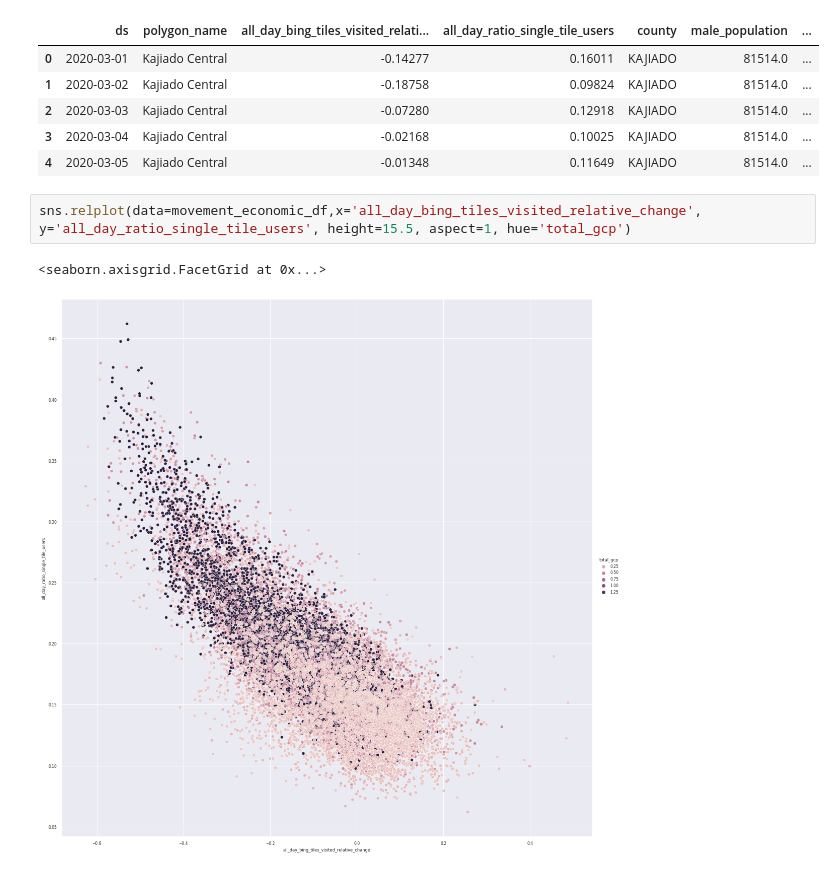
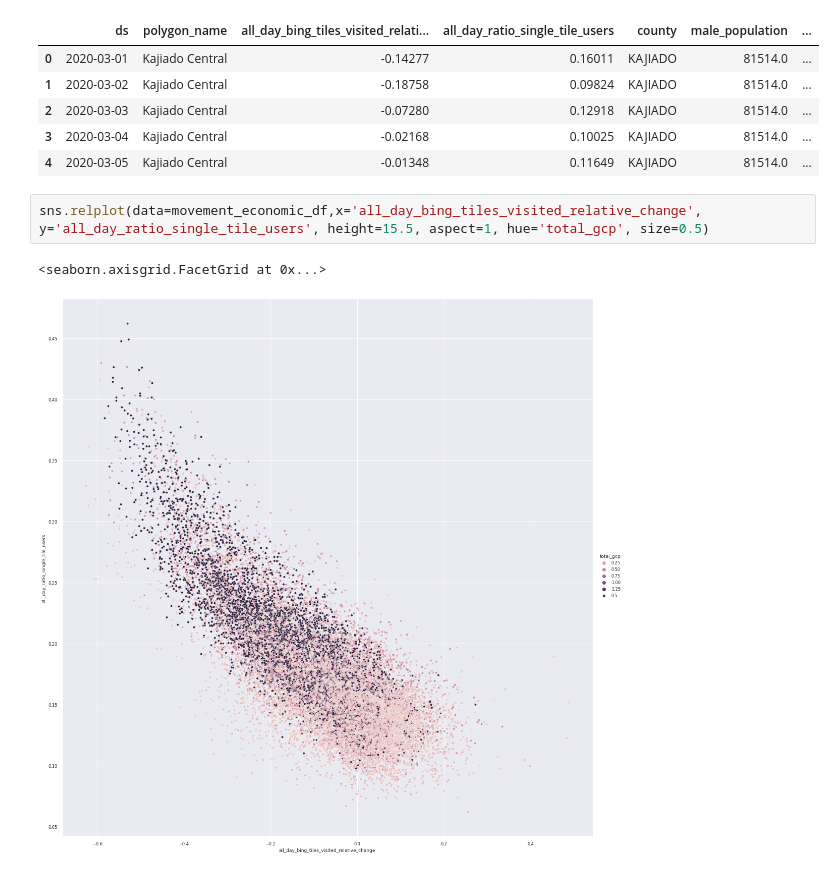
Before and after one commit to sylvia31096/covid_movement, a Jupyter notebook: covid_analysis.ipynb, the cells around one changed output. Cells and saved outputs as stored; diff of their text form.

Commit message:
feat: New plots

```diff
--- a/covid_analysis.ipynb
+++ b/covid_analysis.ipynb
@@ -233,7 +233,7 @@ movement_economic_df.head()
 | 3 | 2020-03-04 | Kajiado Central | -0.02168 | 0.10025 | KAJIADO | 81514.0 | ... |
 | 4 | 2020-03-05 | Kajiado Central | -0.01348 | 0.11649 | KAJIADO | 81514.0 | ... |
 # %%
-sns.relplot(data=movement_economic_df,x='all_day_bing_tiles_visited_relative_change', y='all_day_ratio_single_tile_users', height=15.5, aspect=1, hue='total_gcp')
+sns.relplot(data=movement_economic_df,x='all_day_bing_tiles_visited_relative_change', y='all_day_ratio_single_tile_users', height=15.5, aspect=1, hue='total_gcp', size=0.5)
 # %% [output]
 <seaborn.axisgrid.FacetGrid at 0x...>
-[figure, old version]
+[figure, new version]
```
Also changed, not shown: parts of 23 cells of this notebook, 3 other files.
